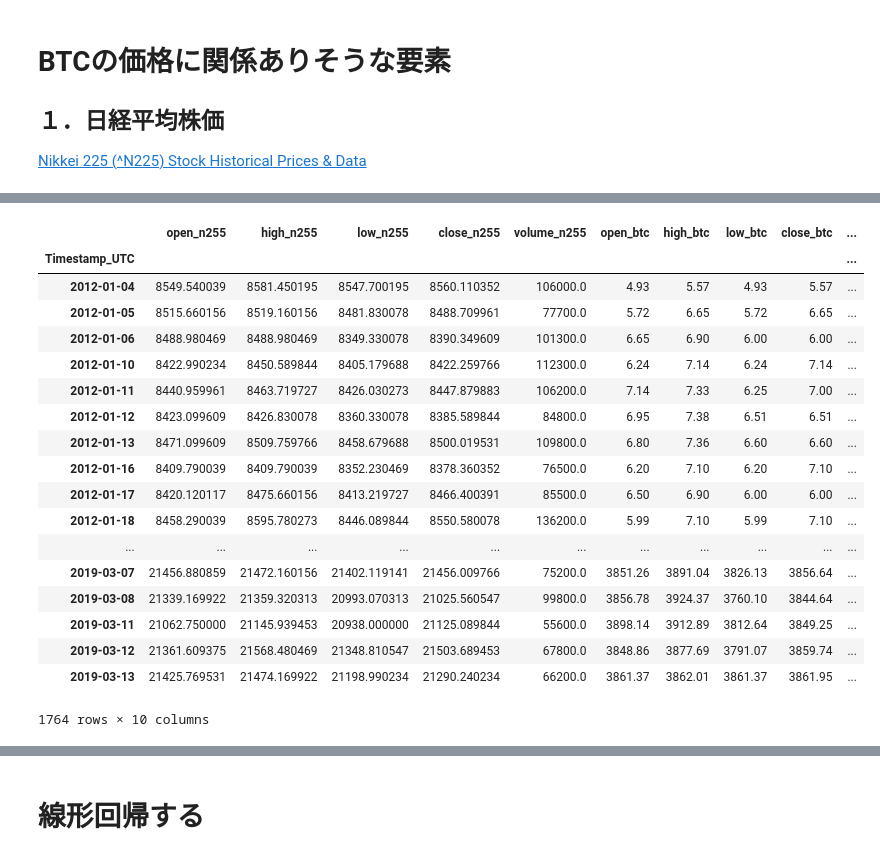
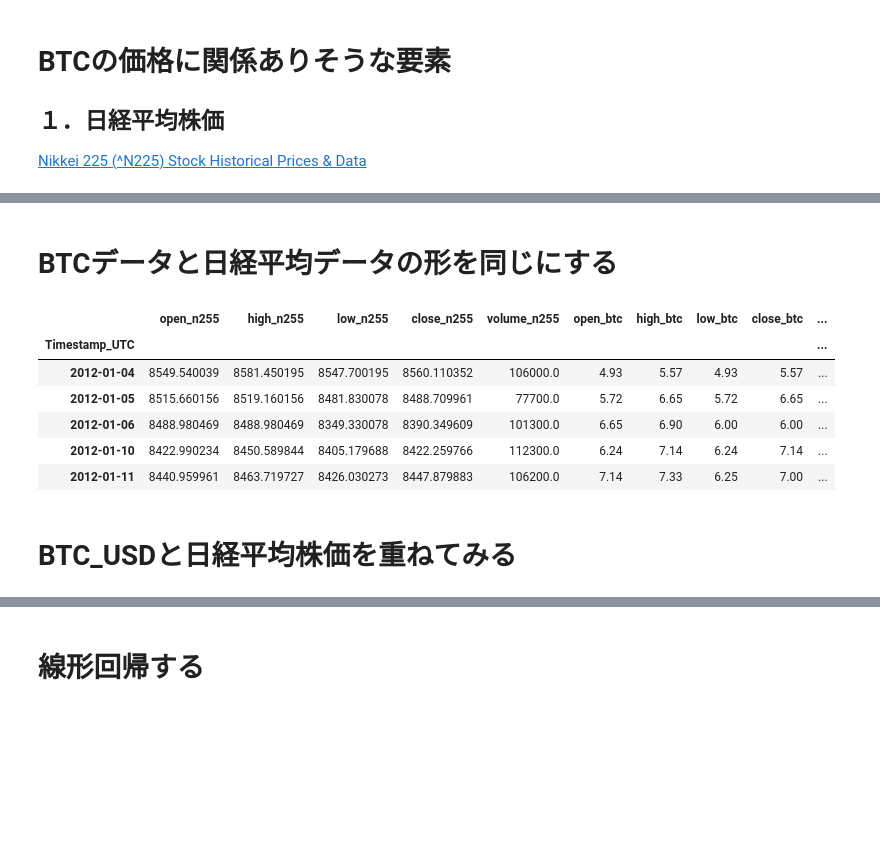
Before and after one commit to MiraiChino/ensemble, a Jupyter notebook: a.ipynb, the cells around one changed output, grey strips where cells are left out. Drawn from its saved outputs; the diff is of its cells as text; code cells hidden in the pictures; blank space fills up the shorter version.

```diff
--- a/a.ipynb
+++ b/a.ipynb
@@ -143,26 +121,17 @@ qf.iplot(up_color=green, down_color=red, name="日経平均株価_日足")
+# %% [markdown]
+# BTCデータと日経平均データの形を同じにする
 # %%
-# BTCデータと日経平均データの形を同じにする
 n255_btc = pd.merge(n255, df_day, on="Timestamp_UTC", how="inner", suffixes=("_n255", "_btc"))
 n255_btc = n255_btc.dropna()
-n255_btc
+n255_btc.head()
 # %% [output]
 |  | open_n255 | high_n255 | low_n255 | close_n255 | volume_n255 | open_btc | high_btc | low_btc | close_btc | ... |
 | Timestamp_UTC |  |  |  |  |  |  |  |  |  | ... |
 | 2012-01-04 | 8549.540039 | 8581.450195 | 8547.700195 | 8560.110352 | 106000.0 | 4.93 | 5.57 | 4.93 | 5.57 | ... |
 | 2012-01-05 | 8515.660156 | 8519.160156 | 8481.830078 | 8488.709961 | 77700.0 | 5.72 | 6.65 | 5.72 | 6.65 | ... |
 | 2012-01-06 | 8488.980469 | 8488.980469 | 8349.330078 | 8390.349609 | 101300.0 | 6.65 | 6.90 | 6.00 | 6.00 | ... |
 | 2012-01-10 | 8422.990234 | 8450.589844 | 8405.179688 | 8422.259766 | 112300.0 | 6.24 | 7.14 | 6.24 | 7.14 | ... |
 | 2012-01-11 | 8440.959961 | 8463.719727 | 8426.030273 | 8447.879883 | 106200.0 | 7.14 | 7.33 | 6.25 | 7.00 | ... |
-| 2012-01-12 | 8423.099609 | 8426.830078 | 8360.330078 | 8385.589844 | 84800.0 | 6.95 | 7.38 | 6.51 | 6.51 | ... |
-| 2012-01-13 | 8471.099609 | 8509.759766 | 8458.679688 | 8500.019531 | 109800.0 | 6.80 | 7.36 | 6.60 | 6.60 | ... |
-| 2012-01-16 | 8409.790039 | 8409.790039 | 8352.230469 | 8378.360352 | 76500.0 | 6.20 | 7.10 | 6.20 | 7.10 | ... |
-| 2012-01-17 | 8420.120117 | 8475.660156 | 8413.219727 | 8466.400391 | 85500.0 | 6.50 | 6.90 | 6.00 | 6.00 | ... |
-| 2012-01-18 | 8458.290039 | 8595.780273 | 8446.089844 | 8550.580078 | 136200.0 | 5.99 | 7.10 | 5.99 | 7.10 | ... |
-| ... | ... | ... | ... | ... | ... | ... | ... | ... | ... | ... |
-| 2019-03-07 | 21456.880859 | 21472.160156 | 21402.119141 | 21456.009766 | 75200.0 | 3851.26 | 3891.04 | 3826.13 | 3856.64 | ... |
-| 2019-03-08 | 21339.169922 | 21359.320313 | 20993.070313 | 21025.560547 | 99800.0 | 3856.78 | 3924.37 | 3760.10 | 3844.64 | ... |
-| 2019-03-11 | 21062.750000 | 21145.939453 | 20938.000000 | 21125.089844 | 55600.0 | 3898.14 | 3912.89 | 3812.64 | 3849.25 | ... |
-| 2019-03-12 | 21361.609375 | 21568.480469 | 21348.810547 | 21503.689453 | 67800.0 | 3848.86 | 3877.69 | 3791.07 | 3859.74 | ... |
-| 2019-03-13 | 21425.769531 | 21474.169922 | 21198.990234 | 21290.240234 | 66200.0 | 3861.37 | 3862.01 | 3861.37 | 3861.95 | ... |
-1764 rows × 10 columns
+# %% [markdown]
+# BTC_USDと日経平均株価を重ねてみる
 # %%
```
Also changed, not shown: parts of 31 cells of this notebook, 9 other files.
